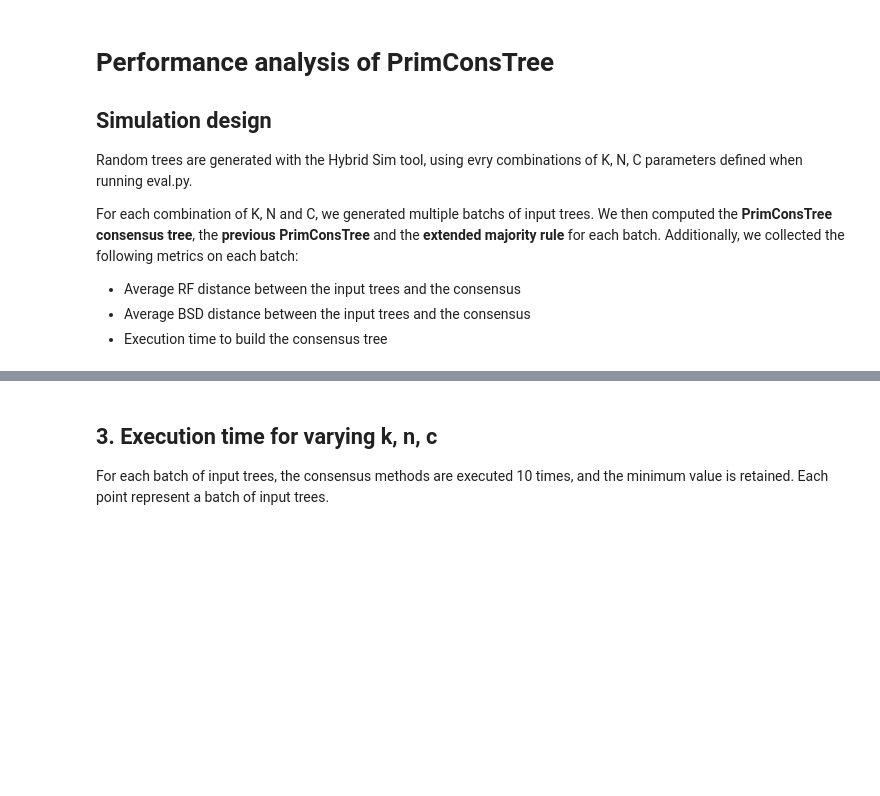
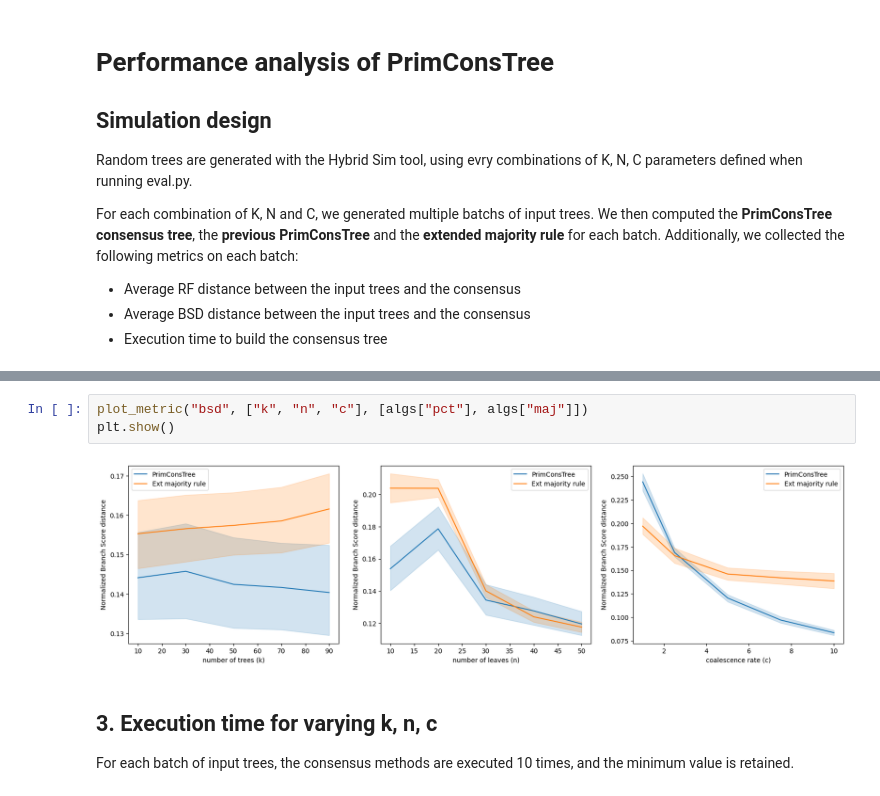
Before and after one commit to tahiri-lab/PrismTree, a Jupyter notebook: src/analysis.ipynb, the cells around one changed output, grey strips where cells are left out. Drawn from its saved outputs; the diff is of its cells as text; blank space fills up the shorter version.

```diff
--- a/src/analysis.ipynb
+++ b/src/analysis.ipynb
@@ -90,4 +98,9 @@ plt.show()
+# %%
+plot_metric("bsd", ["k", "n", "c"], [algs["pct"], algs["maj"]])
+plt.show()
+# %% [output]
+[figure, added]
 # %% [markdown]
 ## 3. Execution time for varying k, n, c
 
-For each batch of input trees, the consensus methods are executed 10 times, and the minimum value is retained. Each point represent a batch of input trees.
+For each batch of input trees, the consensus methods are executed 10 times, and the minimum value is retained.
```
Also changed, not shown: parts of 14 cells of this notebook, 9 other files.
